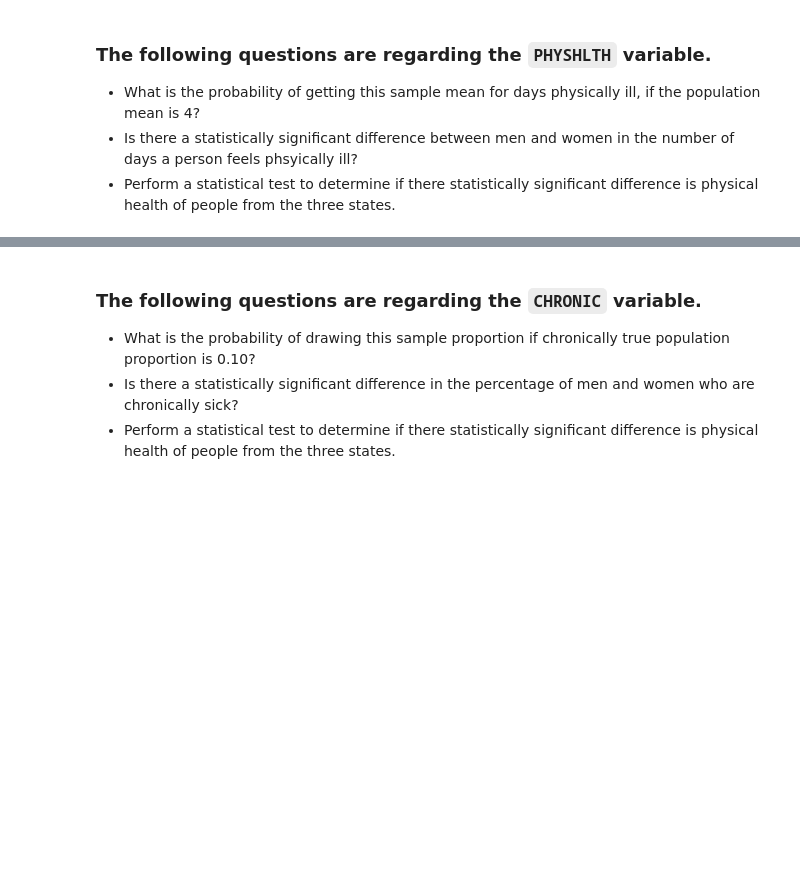
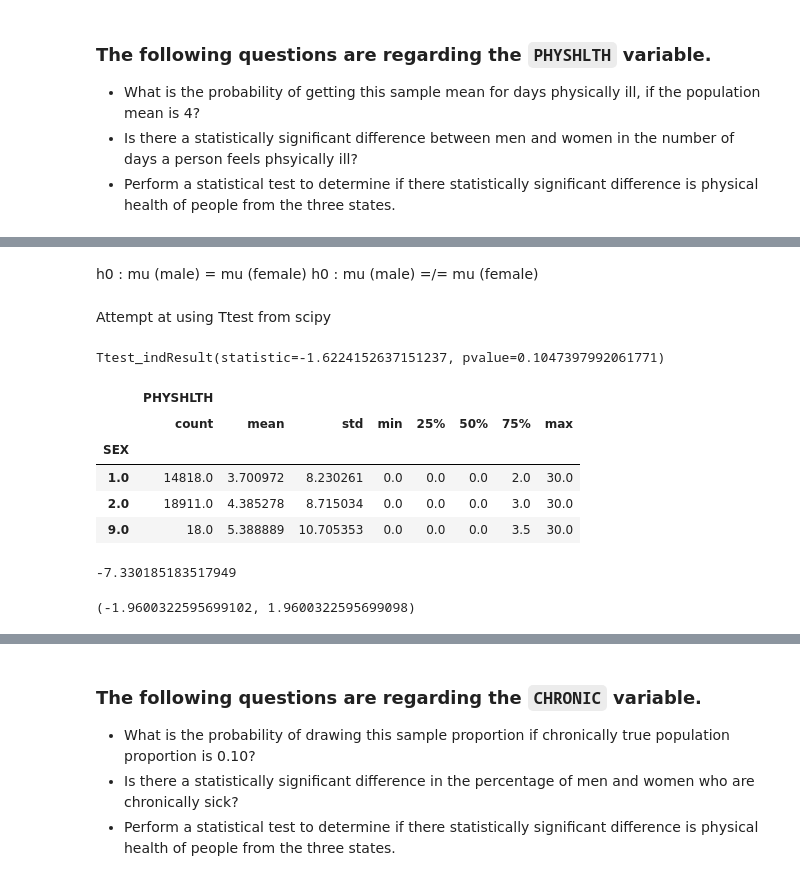
Before and after one commit to Ahila700/nyc-ds-033020-lectures, a Jupyter notebook: Mod_1/STATS_case_study/Stats_project.ipynb, the cells around one changed output, grey strips where cells are left out. Drawn from its saved outputs; the diff is of its cells as text; code cells hidden in the pictures; blank space fills up the shorter version.

Commit message:
hypothesis testing with stats project

```diff
--- a/Mod_1/STATS_case_study/Stats_project.ipynb
+++ b/Mod_1/STATS_case_study/Stats_project.ipynb
@@ -458,0 +509,5 @@ df.plot.scatter(x = 'PHYSHLTH', y = 'Alc_cons')
+# %% [markdown]
+h0 : mu (male) = mu (female)
+h0 : mu (male) =/= mu (female)
+# %% [markdown]
+Attempt at using Ttest from scipy
@@ -458,0 +531,15 @@ df.plot.scatter(x = 'PHYSHLTH', y = 'Alc_cons')
+# %%
+scs.ttest_ind(male, female)
+# %% [output]
+Ttest_indResult(statistic=-1.6224152637151237, pvalue=0.1047397992061771)
+# %%
+grouped_by_sex = df[['PHYSHLTH', 'SEX']]
+# %%
+grouped_by_sex.groupby('SEX').describe()
+# %% [output]
+|  | PHYSHLTH |  |  |  |  |  |  |  |
+|  | count | mean | std | min | 25% | 50% | 75% | max |
+| SEX |  |  |  |  |  |  |  |  |
+| 1.0 | 14818.0 | 3.700972 | 8.230261 | 0.0 | 0.0 | 0.0 | 2.0 | 30.0 |
+| 2.0 | 18911.0 | 4.385278 | 8.715034 | 0.0 | 0.0 | 0.0 | 3.0 | 30.0 |
+| 9.0 | 18.0 | 5.388889 | 10.705353 | 0.0 | 0.0 | 0.0 | 3.5 | 30.0 |
@@ -458,0 +560,8 @@ df.plot.scatter(x = 'PHYSHLTH', y = 'Alc_cons')
+# %%
+mean_stat_test(x_bar1p, x_bar2p, std1p, std2p, n1p, n2p)
+# %% [output]
+-7.330185183517949
+# %%
+scs.t.ppf(.025,n), scs.t.ppf(1-0.025, n)
+# %% [output]
+(-1.9600322595699102, 1.9600322595699098)
```
Also changed, not shown: parts of 36 cells of this notebook, 1 other file.
